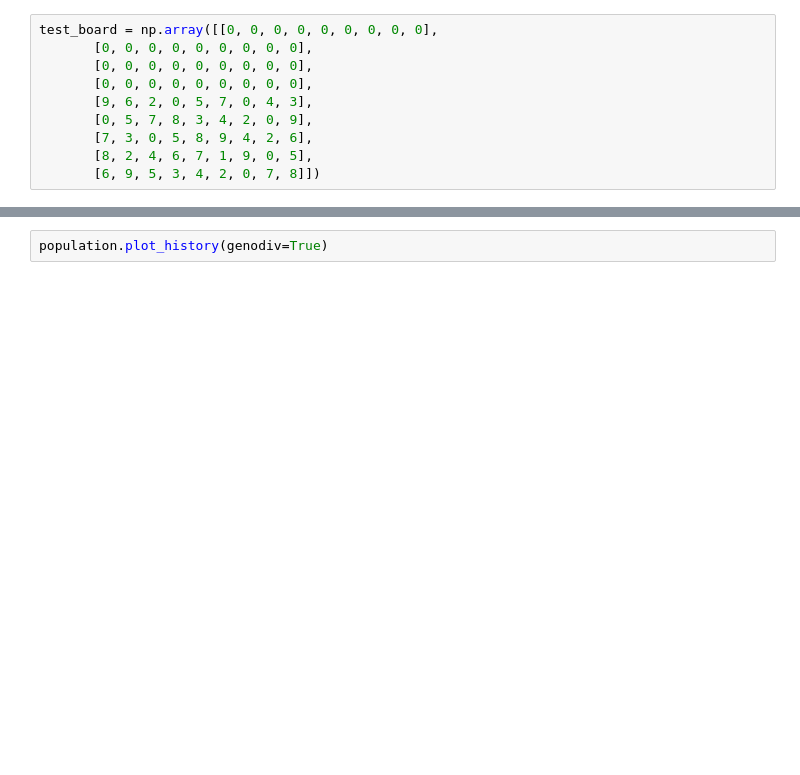
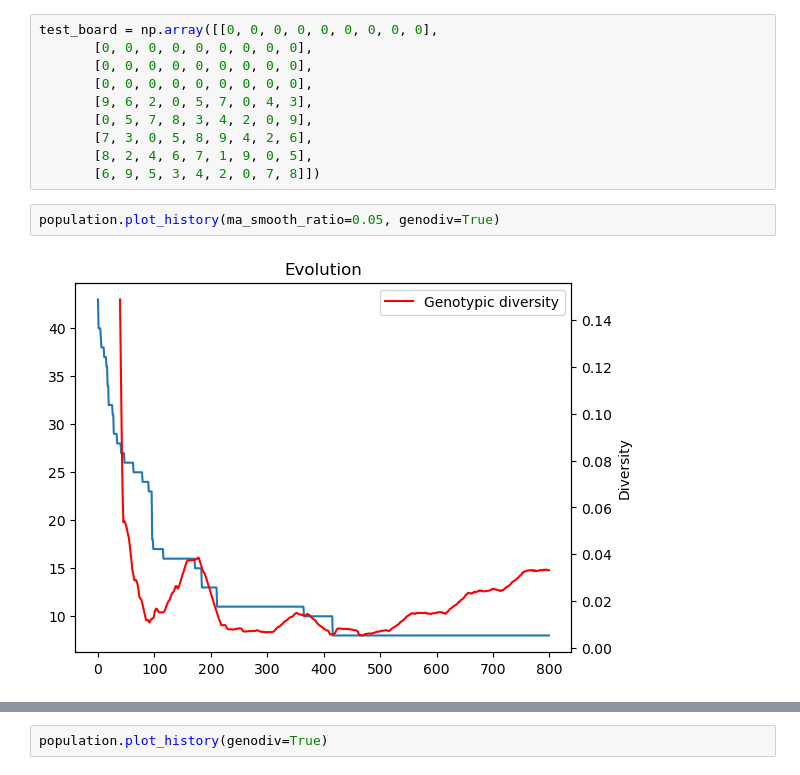
Before and after one commit to amarmate/CIFO24, a Jupyter notebook: test_funcs_anton.ipynb, the cells around one changed output, grey strips where cells are left out. Drawn from its saved outputs; the diff is of its cells as text; blank space fills up the shorter version.

```diff
--- a/test_funcs_anton.ipynb
+++ b/test_funcs_anton.ipynb
@@ -48,3 +47,7 @@ test_board = np.array([[0, 0, 0, 0, 0, 0, 0, 0, 0],
        [7, 3, 0, 5, 8, 9, 4, 2, 6],
        [8, 2, 4, 6, 7, 1, 9, 0, 5],
        [6, 9, 5, 3, 4, 2, 0, 7, 8]])
+# %%
+population.plot_history(ma_smooth_ratio=0.05, genodiv=True)
+# %% [output]
+[figure, added]
```
Also changed, not shown: parts of 17 cells of this notebook.
